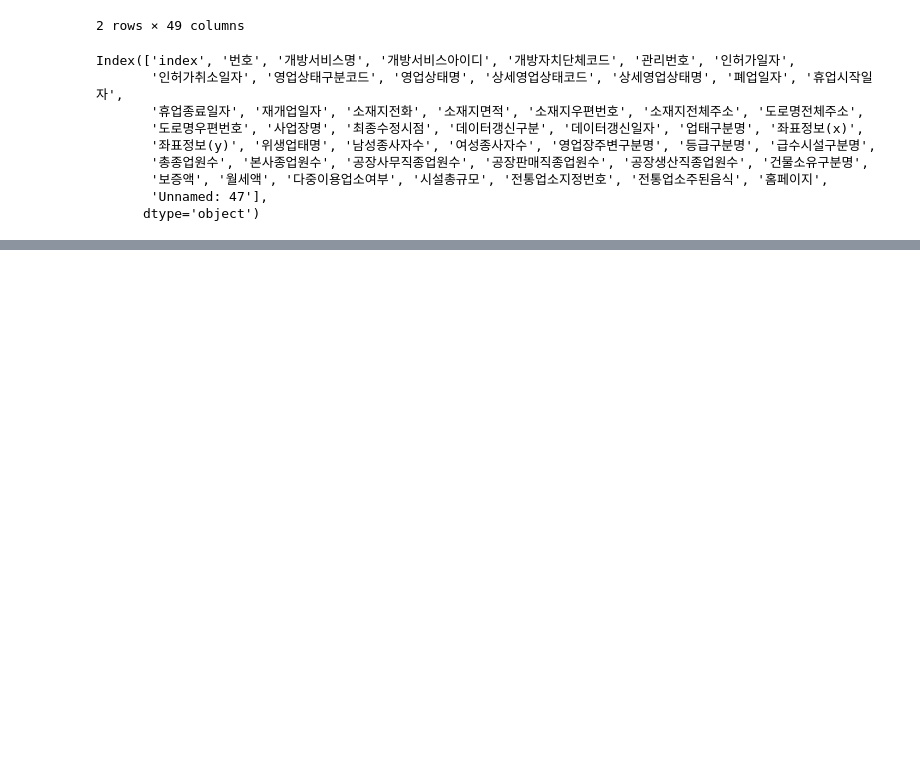
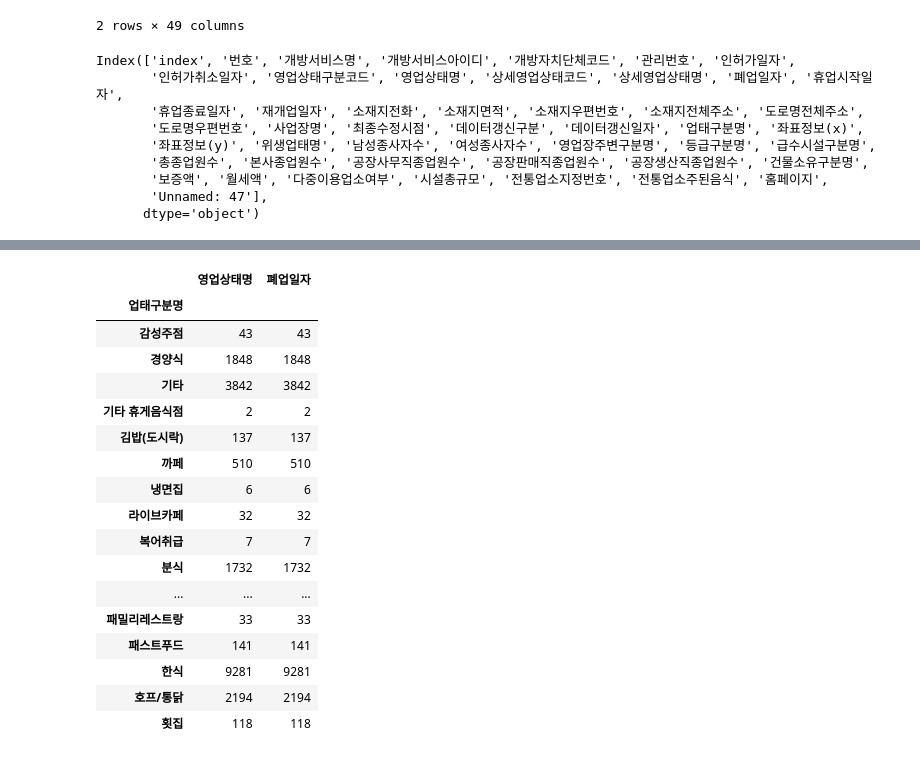
Before and after one commit to choiuikang/restaurant_project., a Jupyter notebook: restaurant_project.ipynb, the cells around one changed output, grey strips where cells are left out. Drawn from its saved outputs; the diff is of its cells as text; code cells hidden in the pictures; blank space fills up the shorter version.

```diff
--- a/restaurant_project.ipynb
+++ b/restaurant_project.ipynb
@@ -61,4 +67,4 @@ Index(['index', '번호', '개방서비스명', '개방서비스아이디', '개
        'Unnamed: 47'],
       dtype='object')
 # %%
-df1 = pd.read_sql("SELECT 영업상태명, 폐업일자, 사업장명,업태구분명 FROM restaurant_table;", conn)
+df1 = pd.read_sql("SELECT 영업상태명, 폐업일자,업태구분명 FROM restaurant_table;", conn)
@@ -80,0 +87,2 @@ df1
+# %%
+df2 = df1[df1["영업상태명"] == "폐업"]
@@ -80,0 +105,3 @@ df1
+# %%
+df_20_21 = df2[df2['폐업일자'] >= 20200101]
+# df_2
@@ -80,0 +124,2 @@ df1
+# %%
+df_20_21 = df_20_21.sort_values(by=['폐업일자'])
@@ -80,0 +142,21 @@ df1
+# %%
+df_20_21.groupby(["업태구분명"]).count()
+# %% [output]
+|  | 영업상태명 | 폐업일자 |
+| 업태구분명 |  |  |
+| 감성주점 | 43 | 43 |
+| 경양식 | 1848 | 1848 |
+| 기타 | 3842 | 3842 |
+| 기타 휴게음식점 | 2 | 2 |
+| 김밥(도시락) | 137 | 137 |
+| 까페 | 510 | 510 |
+| 냉면집 | 6 | 6 |
+| 라이브카페 | 32 | 32 |
+| 복어취급 | 7 | 7 |
+| 분식 | 1732 | 1732 |
+| ... | ... | ... |
+| 패밀리레스트랑 | 33 | 33 |
+| 패스트푸드 | 141 | 141 |
+| 한식 | 9281 | 9281 |
+| 호프/통닭 | 2194 | 2194 |
+| 횟집 | 118 | 118 |
```
Also changed, not shown: parts of 18 cells of this notebook.
